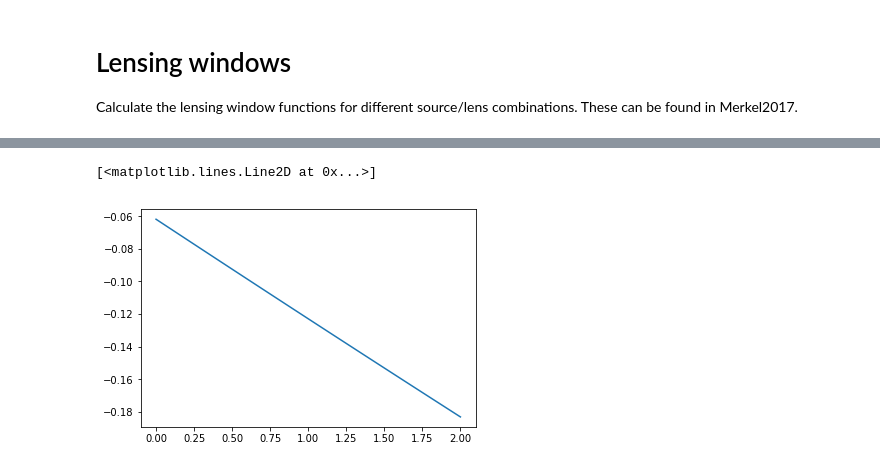
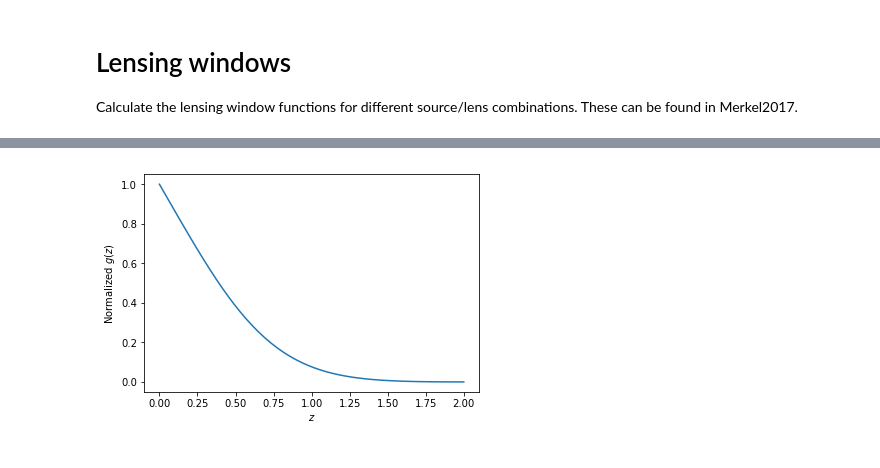
Before and after one commit to tmcclintock/Scratch-Work, a Jupyter notebook: lensing_efficiency/Lensing-window-functions.ipynb, the cells around one changed output, grey strips where cells are left out. Cells and saved outputs as stored; diff of their text form; code cells hidden in the pictures.

Commit message:
Deleted some things and messed around with lensing efficiency.

```diff
--- a/lensing_efficiency/Lensing-window-functions.ipynb
+++ b/lensing_efficiency/Lensing-window-functions.ipynb
@@ -46,9 +49,17 @@ plt.plot(z, W_G)
-# %%
-def W_D(z):
-    zs = 1101
-    return 2*(1+z)*(chi(z)-chi(zs))/(chi(z)**2*chi(zs))
-
-plt.plot(z, [W_D(zi) for zi in z])
-# %% [output]
-[<matplotlib.lines.Line2D at 0x...>]
-[figure, removed]
+# %%
+z = np.linspace(0, zdes)
+G = np.array([quad(G_integrand,zi,zdes,args=(zi,))[0] for zi in z])
+plt.plot(z, G)
+Gspl = UnivariateSpline(z, G)
+
+def W_D(z):
+    zs = 1101
+    return 2*(1+z)*(chi(z)-chi(zs))/(chi(z)**2*chi(zs))
+
+plt.clf()
+plt.plot(z, G/max(G))
+plt.xlabel(r"$z$")
+plt.ylabel(r"Normalized $g(z)$")
+plt.gcf().savefig("noramlized_lensing_eff.png")
+# %% [output]
+[figure, added]
```
Also changed, not shown: parts of 3 cells of this notebook, 6 other files.
